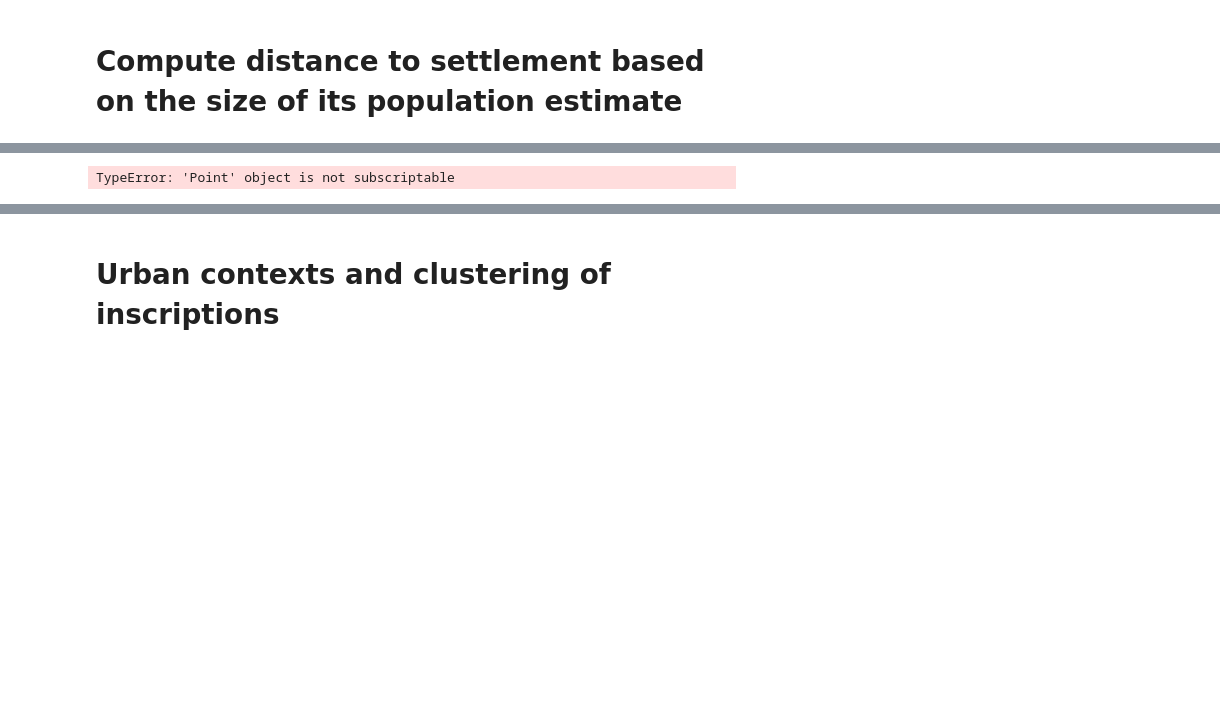
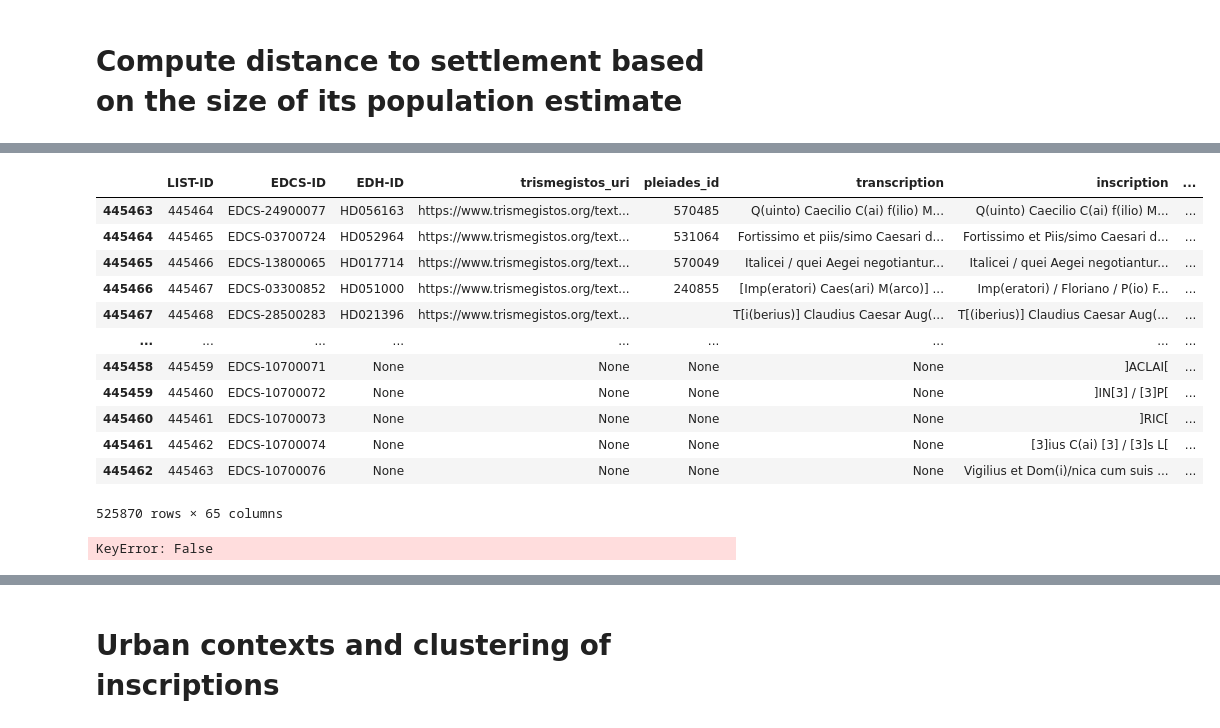
Before and after one commit to past-networks/roman_ECI, a Jupyter notebook: scripts/data-generation/3_URBAN-CONTEXTS.ipynb, the cells around one changed output, grey strips where cells are left out. Drawn from its saved outputs; the diff is of its cells as text; code cells hidden in the pictures; blank space fills up the shorter version.

```diff
--- a/scripts/data-generation/3_URBAN-CONTEXTS.ipynb
+++ b/scripts/data-generation/3_URBAN-CONTEXTS.ipynb
@@ -202,12 +189,36 @@ def ckdnearest(inscriptions, cities, city_type):
         axis=1)
     merge_gdf[city_type + "_city_dist"] = merge_gdf.apply(lambda row: get_dist_m(row.geometry, row[city_type + "_city_geo"]), axis=1)
     return merge_gdf
+# %%
+LIST
+# %% [output]
+|  | LIST-ID | EDCS-ID | EDH-ID | trismegistos_uri | pleiades_id | transcription | inscription | ... |
+| 445463 | 445464 | EDCS-24900077 | HD056163 | https://www.trismegistos.org/text... | 570485 | Q(uinto) Caecilio C(ai) f(ilio) M... | Q(uinto) Caecilio C(ai) f(ilio) M... | ... |
+| 445464 | 445465 | EDCS-03700724 | HD052964 | https://www.trismegistos.org/text... | 531064 | Fortissimo et piis/simo Caesari d... | Fortissimo et Piis/simo Caesari d... | ... |
+| 445465 | 445466 | EDCS-13800065 | HD017714 | https://www.trismegistos.org/text... | 570049 | Italicei / quei Aegei negotiantur... | Italicei / quei Aegei negotiantur... | ... |
+| 445466 | 445467 | EDCS-03300852 | HD051000 | https://www.trismegistos.org/text... | 240855 | [Imp(eratori) Caes(ari) M(arco)] ... | Imp(eratori) / Floriano / P(io) F... | ... |
+| 445467 | 445468 | EDCS-28500283 | HD021396 | https://www.trismegistos.org/text... |  | T[i(berius)] Claudius Caesar Aug(... | T[(iberius)] Claudius Caesar Aug(... | ... |
+| ... | ... | ... | ... | ... | ... | ... | ... | ... |
+| 445458 | 445459 | EDCS-10700071 | None | None | None | None | ]ACLAI[ | ... |
+| 445459 | 445460 | EDCS-10700072 | None | None | None | None | ]IN[3] / [3]P[ | ... |
+| 445460 | 445461 | EDCS-10700073 | None | None | None | None | ]RIC[ | ... |
+| 445461 | 445462 | EDCS-10700074 | None | None | None | None | [3]ius C(ai) [3] / [3]s L[ | ... |
+| 445462 | 445463 | EDCS-10700076 | None | None | None | None | Vigilius et Dom(i)/nica cum suis ... | ... |
+525870 rows × 65 columns
 # %%
 # filter dataset to contain only inscriptions with geometry / NEEDS FIXING!!!
+#LIST
+#LISTgeo = gpd.GeoDataFrame(LIST, geometry=gpd.points_from_xy(LIST["geometry"].apply(lambda x: x[0]), LIST["geometry"].apply(lambda x: x[1])), crs={"init": "epsg:3857"})
 
-LISTgeo = gpd.GeoDataFrame(LIST, geometry=gpd.points_from_xy(LIST["geometry"].apply(lambda x: x[0]), LIST["geometry"].apply(lambda x: x[1])), crs={"init": "epsg:3857"})
+no_lat_or_lon = LIST["Latitude" == None or "Longitude" == None]
+ids_no_lat_lon = no_lat_or_lon["LIST-ID"]
+for row in LIST:
+    if row["LIST-ID"] in no_lat_or_lon:
+        LIST.drop(labels = row.index, axis = 0, in_place = True)
+#GEO.dropna(inplace = True)
+#LIST["geometry"] = GEO
 # %% [output]
-TypeError: 'Point' object is not subscriptable
+KeyError: False
 # %%
 %%time
 LISTgeo = ckdnearest(LIST, roman_cities, "large")
```
Also changed, not shown: parts of 20 cells of this notebook, 6 other files.
